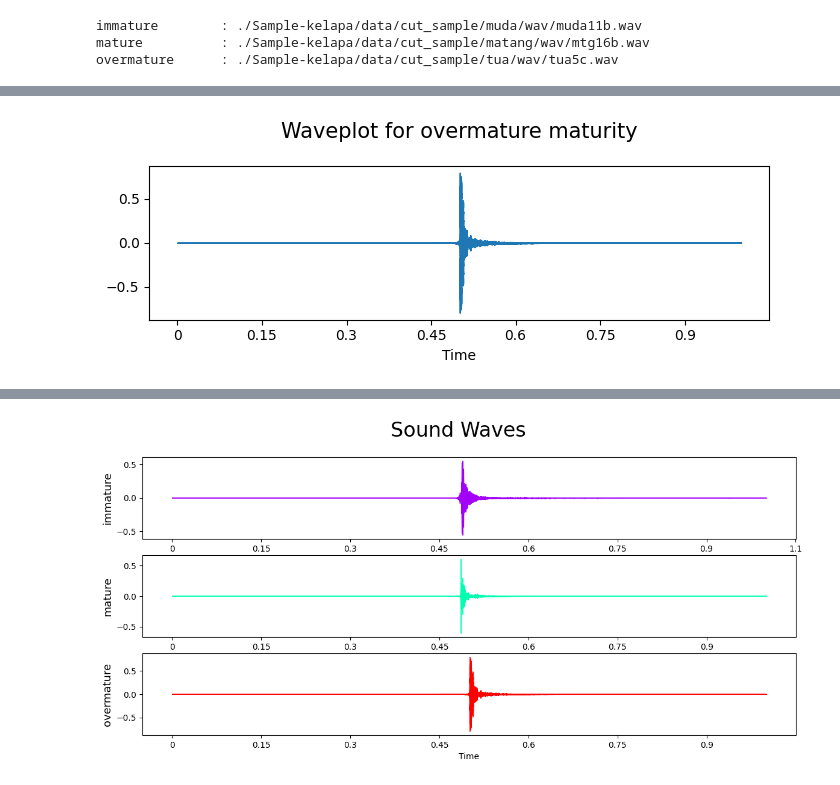
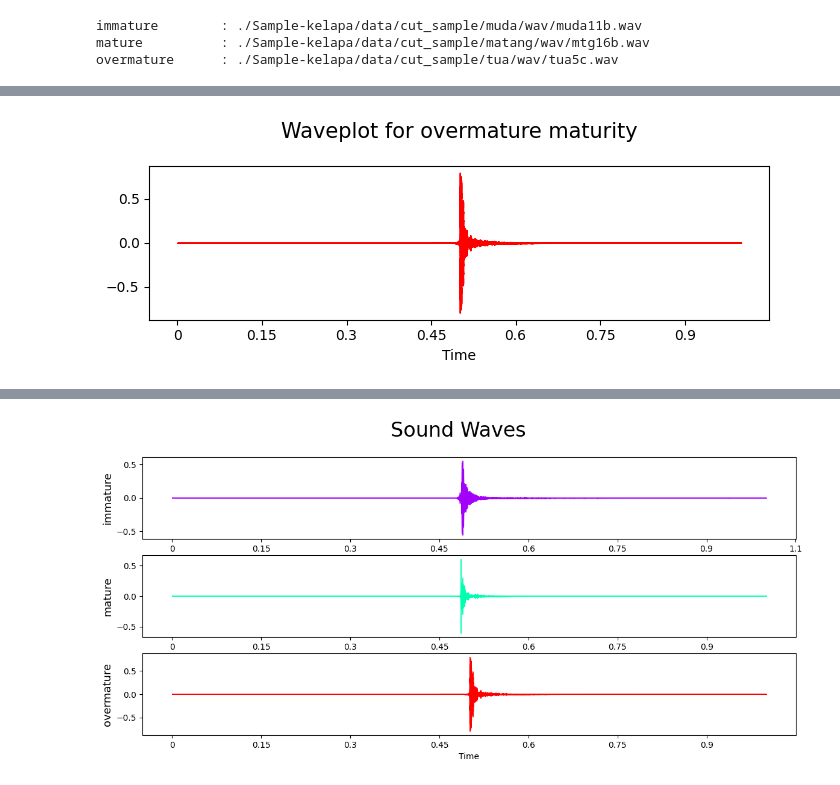
Before and after one commit to XisUndefined/coconut-maturity-classification, a Jupyter notebook: skripsi-dlu-gak-sih-luar-kotak.ipynb, the cells around one changed output, grey strips where cells are left out. Drawn from its saved outputs; the diff is of its cells as text; code cells hidden in the pictures.

Commit message:
kelar bangun candi (done plotting PCA in lower dimensionality subspace)

```diff
--- a/skripsi-dlu-gak-sih-luar-kotak.ipynb
+++ b/skripsi-dlu-gak-sih-luar-kotak.ipynb
@@ -276,10 +285,10 @@ immature        : ./Sample-kelapa/data/cut_sample/muda/wav/muda11b.wav
 mature          : ./Sample-kelapa/data/cut_sample/matang/wav/mtg16b.wav
 overmature      : ./Sample-kelapa/data/cut_sample/tua/wav/tua5c.wav
 # %%
-def createWaveplot(data, sampleRate, maturity):
+def createWaveplot(data, sampleRate, maturity, color):
     plt.figure(figsize=(8,2))
     plt.title(f'Waveplot for {maturity} maturity', size = 15, pad = 20)
-    librosa.display.waveshow(data, sr=sampleRate)
+    librosa.display.waveshow(data, sr=sampleRate, color=color)
     plt.show()
 # %%
 audio_immature, sr_immature = librosa.load(immature)
@@ -297,10 +306,10 @@ ipd.Audio(mature)
 [interactive output not drawn]
 # %%
 audio_overmature, sr_overmature = librosa.load(overmature)
-createWaveplot(audio_overmature, sr_overmature, "overmature")
+createWaveplot(audio_overmature, sr_overmature, "overmature", '#FF0000')
 ipd.Audio(overmature)
 # %% [output]
-[figure, old version]
+[figure, new version]
 [interactive output not drawn]
 # %%
 fig, ax = plt.subplots(3, figsize = (14, 6))
```
Also changed, not shown: parts of 36 cells of this notebook, 1 other file.
